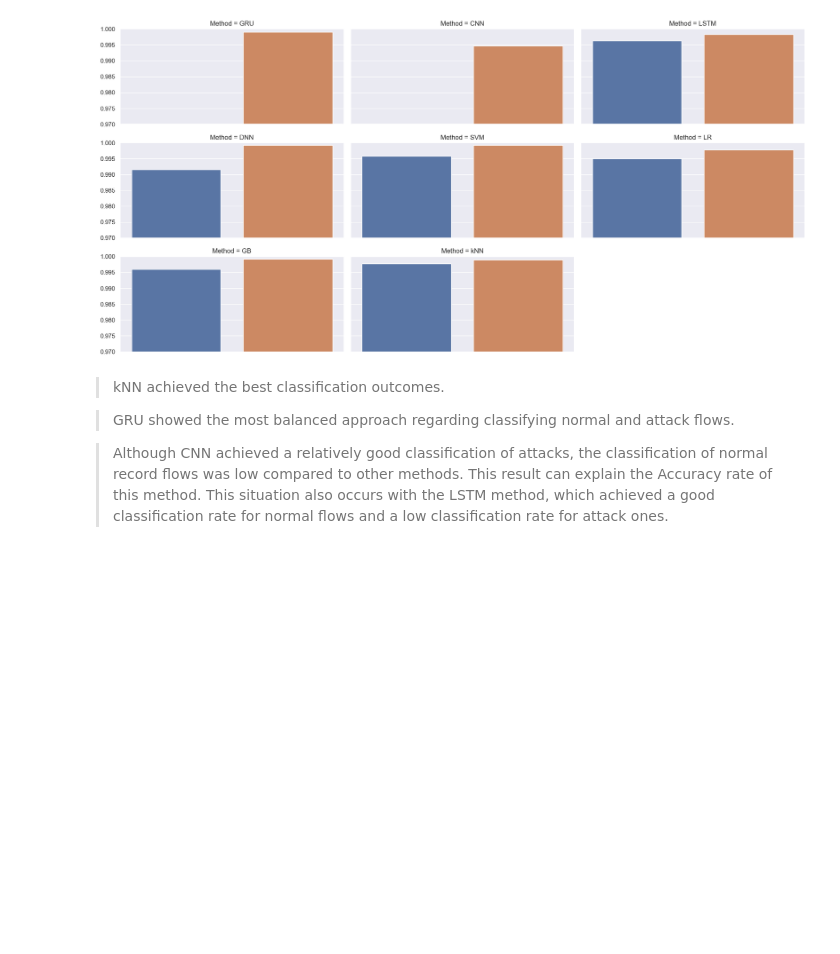
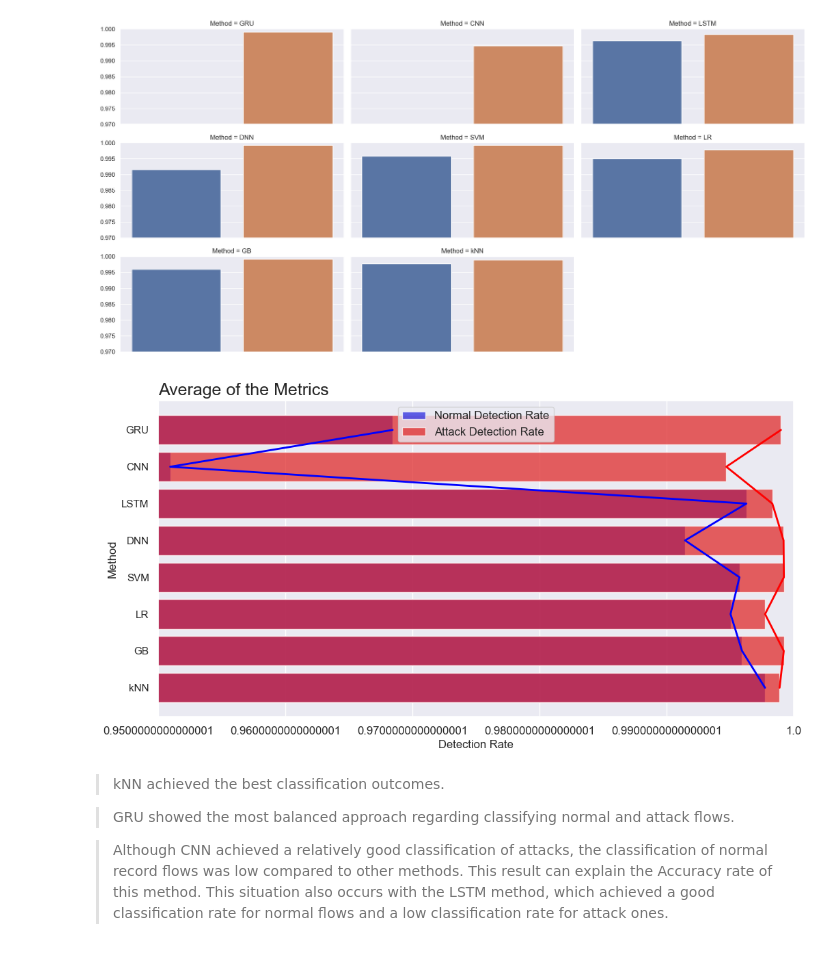
Before and after one commit to giacomovitangeli/ddos-detection, a Jupyter notebook: ddos_detection.ipynb, the cells around one changed output. Saved outputs shown, nothing was run; the diff lists cells and outputs as text; code cells hidden in the pictures; blank space fills up the shorter version.

```diff
--- a/ddos_detection.ipynb
+++ b/ddos_detection.ipynb
@@ -1686,6 +1620,25 @@ ax.set_xticklabels(rotation=45)
 ax = ax
 # %% [output]
 [figure]
+# %%
+plt.figure(figsize=(12, 6))
+ax = sns.barplot(data=results, y='Method', x='Normal_Detect_Rate', color='blue', alpha=0.7, label='Normal Detection Rate')
+ax = sns.barplot(data=results, y='Method', x='Atk_Detect_Rate', color='red', alpha=0.7, label='Attack Detection Rate')
+
+# Draw lines on top of the bar plot
+ax.plot(results['Normal_Detect_Rate'], range(len(results)), color='blue', linewidth=2)
+ax.plot(results['Atk_Detect_Rate'], range(len(results)), color='red', linewidth=2)
+
+ax.set(xlim=(0.95, 1))
+ax.set_title('Average of the Metrics', fontsize=18, loc='left')
+ax.set_xlabel('Detection Rate', fontsize=12)
+ax.set_ylabel('Method', fontsize=12)
+ax.legend(fontsize=12)
+ax.set_xticklabels(ax.get_xticks(), fontsize=12)
+
+plt.show()
+# %% [output]
+[figure, added]
 # %% [markdown]
 > kNN achieved the best classification outcomes.
 
```
Also changed, not shown: parts of 16 cells of this notebook.
